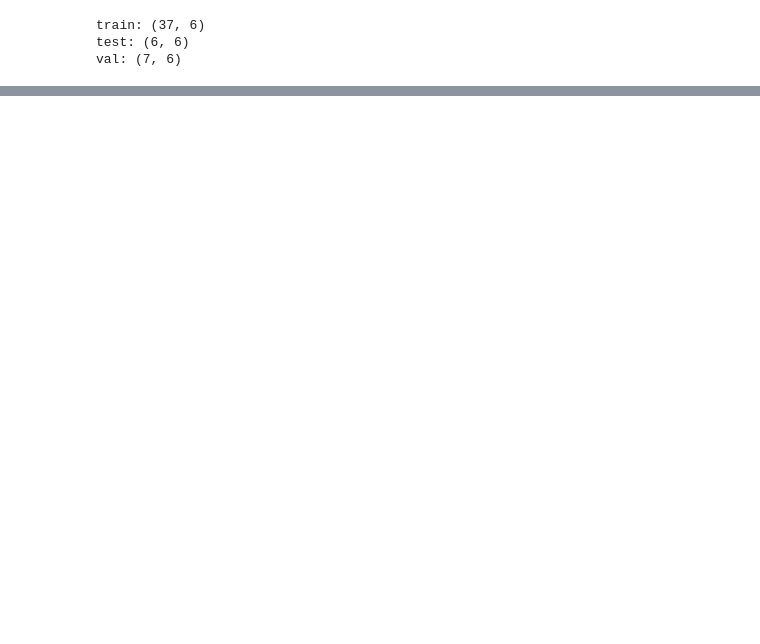
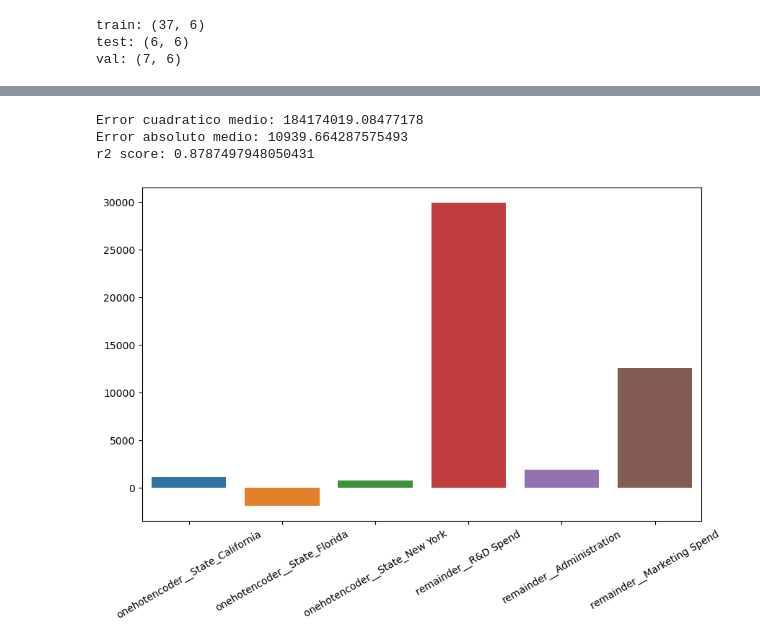
Before and after one commit to duartetorreserick/Machine_Learning, a Jupyter notebook: Lab1/Lineal_Regression.ipynb, the cells around one changed output, grey strips where cells are left out. Cells and saved outputs as stored; diff of their text form; code cells hidden in the pictures; blank space fills up the shorter version.

```diff
--- a/Lab1/Lineal_Regression.ipynb
+++ b/Lab1/Lineal_Regression.ipynb
@@ -104,3 +104,26 @@ print(f'val: {X_val.shape}')
 train: (37, 6)
 test: (6, 6)
 val: (7, 6)
+# %%
+# Get the columns names
+name_columns=X_train.columns
+# %%
+'''
+WARNING: When scaling validation and test data, we only use the transform method.
+(The fit() method learns information from the data, such as its mean, standard deviation, weights, etc.
+The transform() method applies a function to the data based on the information learned in the fit() method.)
+We only use the transform method because we want to use the statistical properties learned from the training
+data to ensure that the test and validation data are not biased by their own statistics.
+'''
+# Standardize the data using the StandardScaler
+from sklearn.preprocessing import StandardScaler, Normalizer
+sc=StandardScaler()
+X_train=sc.fit_transform(X_train) # we use fit_transform in the train set to Learn the parameters and apply the transformation to new data
+X_test=sc.transform(X_test) # we use transform in the test set to apply the transformation to new data
+X_val=sc.transform(X_val) # we use transform in the validation set to apply the transformation to new data
+#Solo se usa transform para que el StandarScalet no aprenda de los datos nuevos, ya que seria contraproducente
+
+# Convert the data to a dataframe
+X_train = pd.DataFrame(data=X_train, columns=name_columns)
+X_test = pd.DataFrame(data=X_test, columns=name_columns)
+X_val = pd.DataFrame(data=X_val, columns=name_columns)
@@ -106,0 +132,4 @@ val: (7, 6)
+# %%
+from sklearn.linear_model import LinearRegression
+linear_model=LinearRegression()
+linear_model.fit(X_train, y_train)
@@ -106,0 +167,30 @@ val: (7, 6)
+# %%
+# get the mean squared error, mean absolute error and r2_score metrics
+
+from sklearn.metrics import mean_squared_error, mean_absolute_error, r2_score
+
+mse = mean_squared_error(y_test, y_pred)
+
+print(f'Error cuadratico medio: {mse}')
+
+mae = mean_absolute_error(y_test, y_pred)
+print(f'Error absoluto medio: {mae}')
+
+rtwo_score = r2_score(y_test, y_pred)
+print(f'r2 score: {rtwo_score}')
+# %% [output]
+Error cuadratico medio: 184174019.08477178
+Error absoluto medio: 10939.664287575493
+r2 score: 0.8787497948050431
+# %%
+# plot the results and conclusions of the model
+plt.figure(figsize=(10,6))
+ax=sns.barplot(x=linear_model.feature_names_in_,y=linear_model.coef_)
+ax.set_xticklabels(ax.get_xticklabels(), rotation = 30)
+plt.show()
+
+'''
+This figure shows that the variable that has the most weight is the variable 'R&D Spend'
+'''
+# %% [output]
+[figure, added]
```
Also changed, not shown: parts of 7 cells of this notebook.
